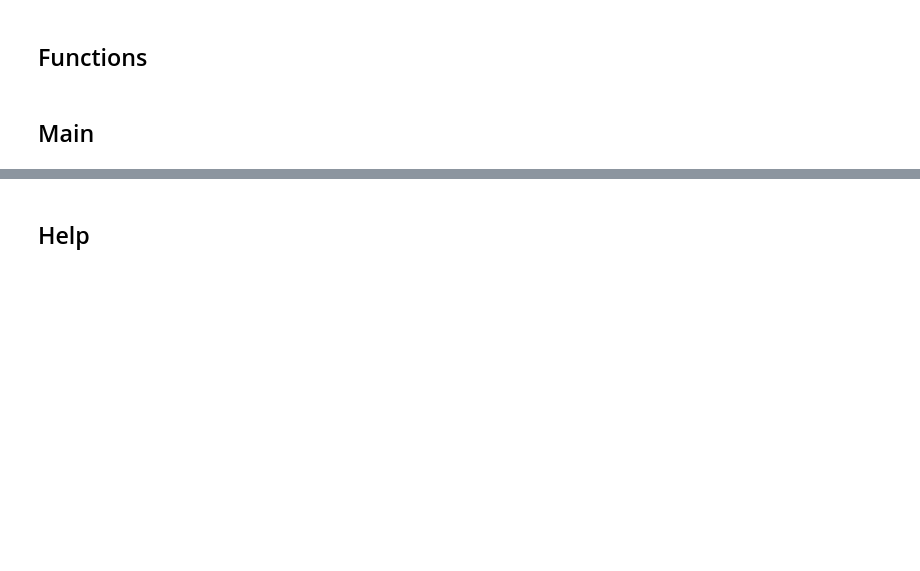
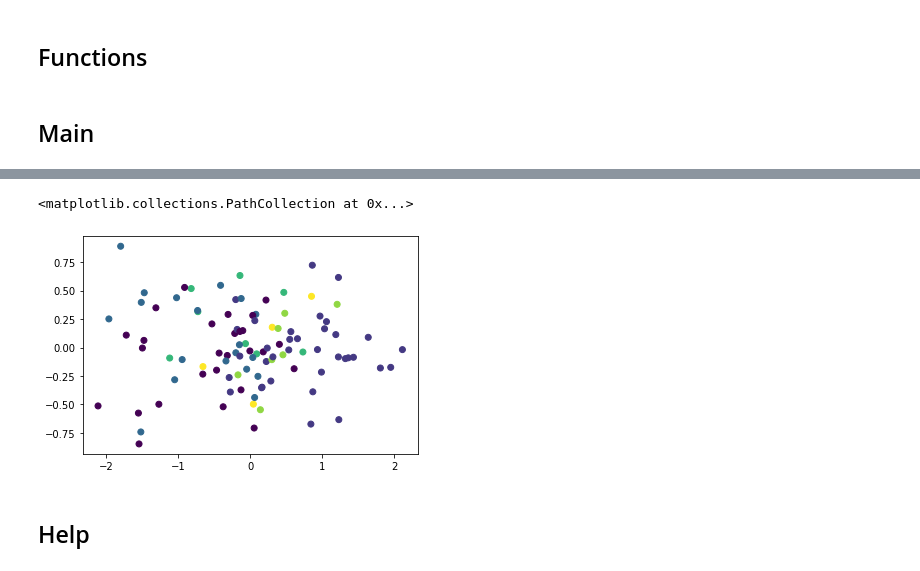
Before and after one commit to dar-tau/nlp-experiments-old, a Jupyter notebook: bert-masks.ipynb, the cells around one changed output, grey strips where cells are left out. Drawn from its saved outputs; the diff is of its cells as text; code cells hidden in the pictures; blank space fills up the shorter version.

```diff
--- a/bert-masks.ipynb
+++ b/bert-masks.ipynb
@@ -179,3 +231,21 @@ TypeError: __init__() missing 3 required positional arguments: 'ds', 'tokenizer'
+# %%
+v = np.zeros((100, 7))
+ys = []
+for i, (x, y) in enumerate(tqdm(train_ds, total = 100)):
+    if i >= 100:
+        break
+    v[i] = (binBert(**x).detach().numpy())
+    ys.append(y.item())
+# %%
+from sklearn.decomposition import PCA
+
+pca = PCA(2)
+values = pca.fit_transform(v)
+# %%
+plt.scatter(values[:,0], values[:, 1], c = ys)
+# %% [output]
+<matplotlib.collections.PathCollection at 0x...>
+[figure, added]
 # %% [markdown]
 ## Help
 # %%
```
Also changed, not shown: parts of 15 cells of this notebook, 3 other files.
